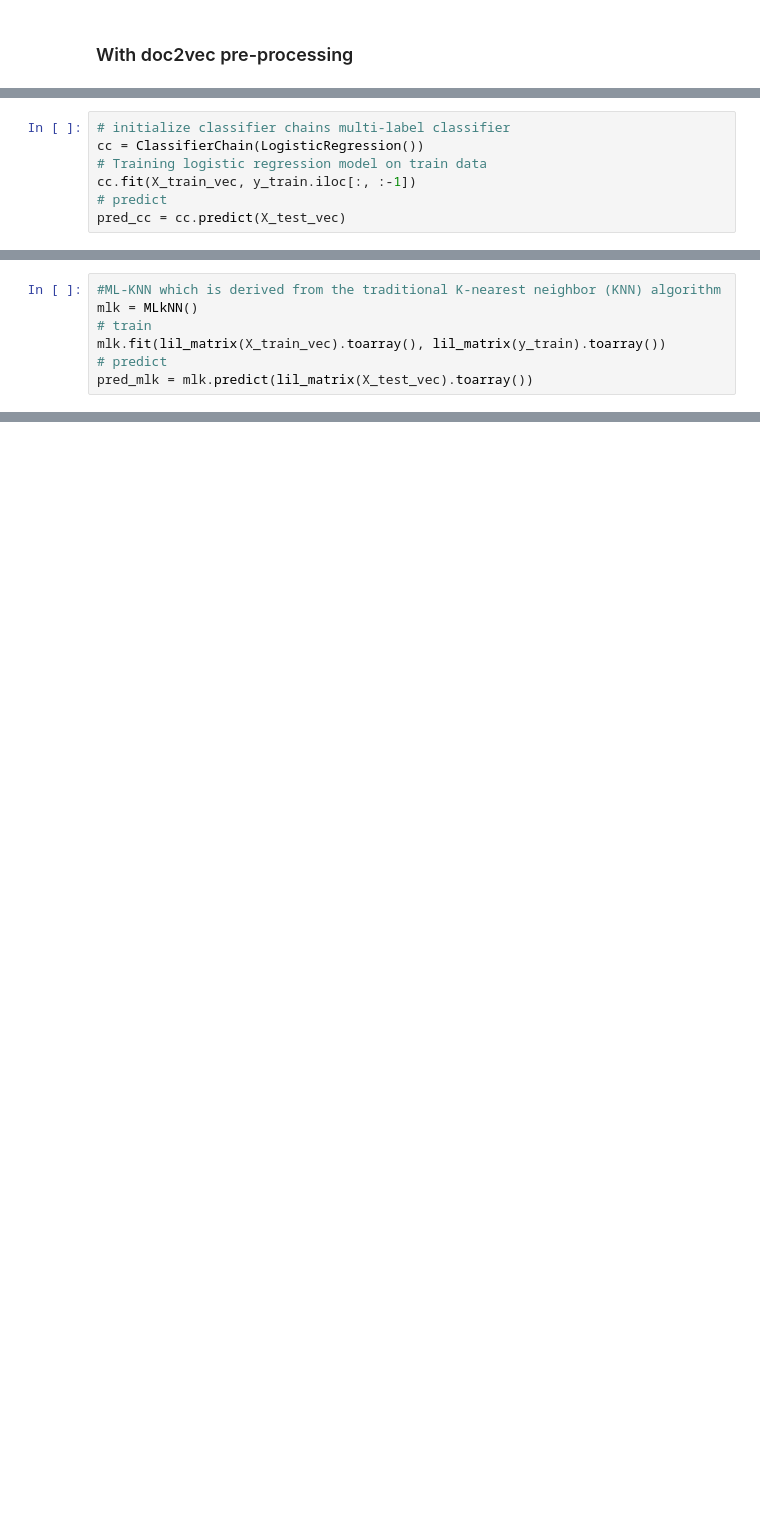
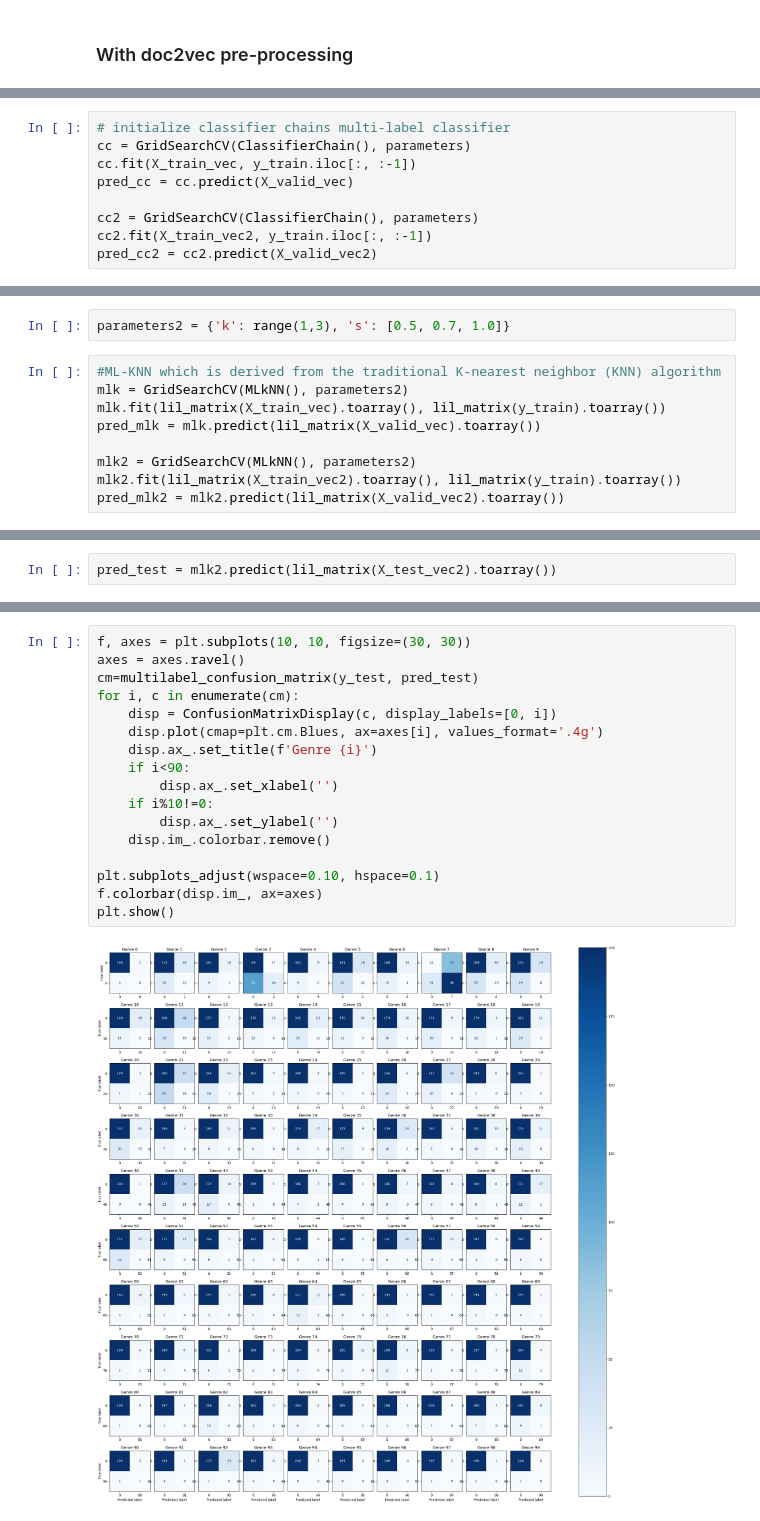
Before and after one commit to cleachataig/COMP550_FinalProject, a Jupyter notebook: genre_prediction.ipynb, the cells around one changed output, grey strips where cells are left out. Drawn from its saved outputs; the diff is of its cells as text; blank space fills up the shorter version.

Commit message:
genre prediction gridsearch

```diff
--- a/genre_prediction.ipynb
+++ b/genre_prediction.ipynb
@@ -100,8 +133,10 @@ pred_br = br.predict(X_valid_vec)
 # %%
 # initialize classifier chains multi-label classifier
-cc = ClassifierChain(LogisticRegression())
-# Training logistic regression model on train data
+cc = GridSearchCV(ClassifierChain(), parameters)
 cc.fit(X_train_vec, y_train.iloc[:, :-1])
-# predict
-pred_cc = cc.predict(X_test_vec)
+pred_cc = cc.predict(X_valid_vec)
+
+cc2 = GridSearchCV(ClassifierChain(), parameters)
+cc2.fit(X_train_vec2, y_train.iloc[:, :-1])
+pred_cc2 = cc2.predict(X_valid_vec2)
 # %% [output]
@@ -125,7 +160,11 @@ Please also refer to the documentation for alternative solver options:
+# %%
+parameters2 = {'k': range(1,3), 's': [0.5, 0.7, 1.0]}
 # %%
 #ML-KNN which is derived from the traditional K-nearest neighbor (KNN) algorithm
-mlk = MLkNN()
-# train
+mlk = GridSearchCV(MLkNN(), parameters2)
 mlk.fit(lil_matrix(X_train_vec).toarray(), lil_matrix(y_train).toarray())
-# predict
-pred_mlk = mlk.predict(lil_matrix(X_test_vec).toarray())
+pred_mlk = mlk.predict(lil_matrix(X_valid_vec).toarray())
+
+mlk2 = GridSearchCV(MLkNN(), parameters2)
+mlk2.fit(lil_matrix(X_train_vec2).toarray(), lil_matrix(y_train).toarray())
+pred_mlk2 = mlk2.predict(lil_matrix(X_valid_vec2).toarray())
@@ -140,0 +199,2 @@ Relative Difference for Classifier Chain =  -0.018697720190257512
+# %%
+pred_test = mlk2.predict(lil_matrix(X_test_vec2).toarray())
@@ -140,0 +205,19 @@ Relative Difference for Classifier Chain =  -0.018697720190257512
+# %%
+f, axes = plt.subplots(10, 10, figsize=(30, 30))
+axes = axes.ravel()
+cm=multilabel_confusion_matrix(y_test, pred_test)
+for i, c in enumerate(cm):
+    disp = ConfusionMatrixDisplay(c, display_labels=[0, i])
+    disp.plot(cmap=plt.cm.Blues, ax=axes[i], values_format='.4g')
+    disp.ax_.set_title(f'Genre {i}')
+    if i<90:
+        disp.ax_.set_xlabel('')
+    if i%10!=0:
+        disp.ax_.set_ylabel('')
+    disp.im_.colorbar.remove()
+
+plt.subplots_adjust(wspace=0.10, hspace=0.1)
+f.colorbar(disp.im_, ax=axes)
+plt.show()
+# %% [output]
+[figure, added]
```
Also changed, not shown: parts of 26 cells of this notebook.
